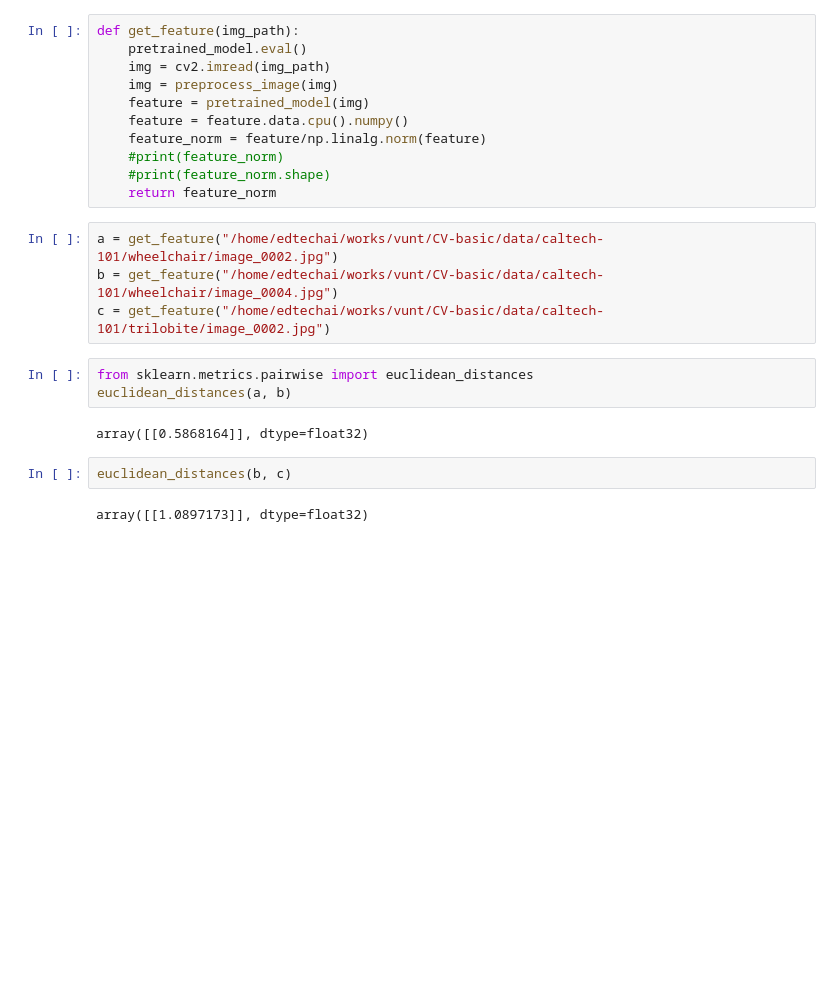
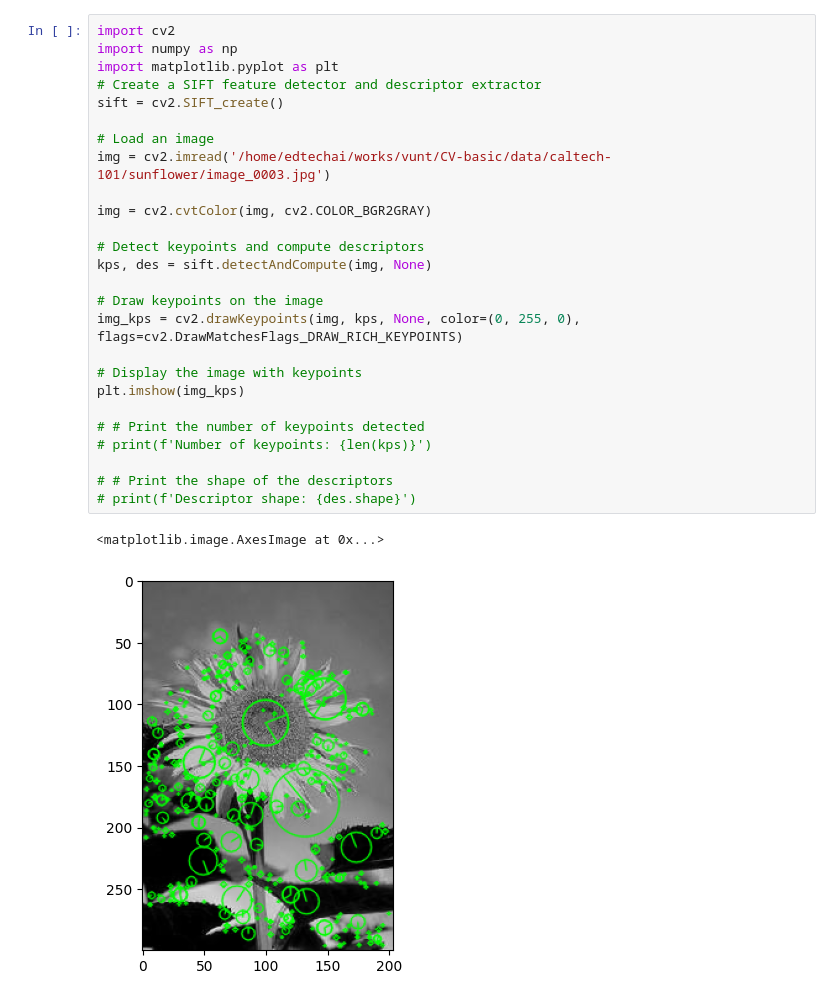
Before and after one commit to nrhevu/CV-basic, a Jupyter notebook: cbir_dev.ipynb, the cells around one changed output. Cells and saved outputs as stored; diff of their text form; blank space fills up the shorter version.

```diff
--- a/cbir_dev.ipynb
+++ b/cbir_dev.ipynb
@@ -185,24 +255,29 @@ def preprocess_image(cv2im, resize_im=True):
-# %%
-def get_feature(img_path):
-    pretrained_model.eval()
-    img = cv2.imread(img_path)
-    img = preprocess_image(img)
-    feature = pretrained_model(img)
-    feature = feature.data.cpu().numpy()
-    feature_norm = feature/np.linalg.norm(feature)
-    #print(feature_norm)
-    #print(feature_norm.shape)
-    return feature_norm
-# %%
-a = get_feature("/home/edtechai/works/vunt/CV-basic/data/caltech-101/wheelchair/image_0002.jpg")
-b = get_feature("/home/edtechai/works/vunt/CV-basic/data/caltech-101/wheelchair/image_0004.jpg")
-c = get_feature("/home/edtechai/works/vunt/CV-basic/data/caltech-101/trilobite/image_0002.jpg")
-# %%
-from sklearn.metrics.pairwise import euclidean_distances
-euclidean_distances(a, b)
-# %% [output]
-array([[0.5868164]], dtype=float32)
-# %%
-euclidean_distances(b, c)
-# %% [output]
-array([[1.0897173]], dtype=float32)
+# %%
+import cv2
+import numpy as np
+import matplotlib.pyplot as plt
+# Create a SIFT feature detector and descriptor extractor
+sift = cv2.SIFT_create()
+
+# Load an image
+img = cv2.imread('/home/edtechai/works/vunt/CV-basic/data/caltech-101/sunflower/image_0003.jpg')
+
+img = cv2.cvtColor(img, cv2.COLOR_BGR2GRAY)
+
+# Detect keypoints and compute descriptors
+kps, des = sift.detectAndCompute(img, None)
+
+# Draw keypoints on the image
+img_kps = cv2.drawKeypoints(img, kps, None, color=(0, 255, 0), flags=cv2.DrawMatchesFlags_DRAW_RICH_KEYPOINTS)
+
+# Display the image with keypoints
+plt.imshow(img_kps)
+
+# # Print the number of keypoints detected
+# print(f'Number of keypoints: {len(kps)}')
+
+# # Print the shape of the descriptors
+# print(f'Descriptor shape: {des.shape}')
+# %% [output]
+<matplotlib.image.AxesImage at 0x...>
+[figure, added]
```
Also changed, not shown: parts of 38 cells of this notebook, 4 other files.
